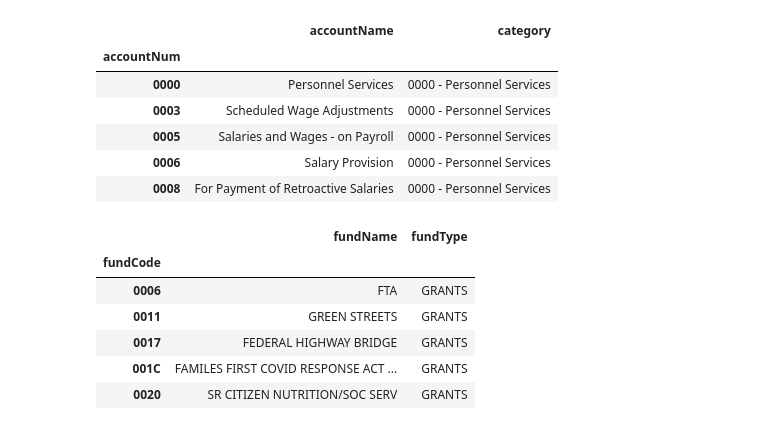
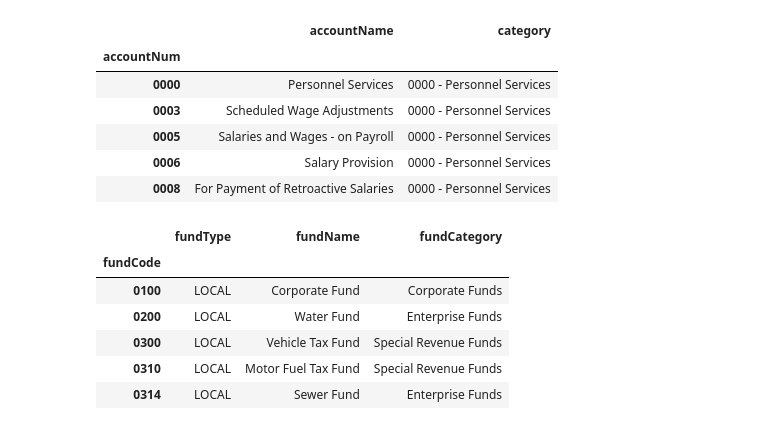
Before and after one commit to RamarkoB/ChiBudget, a Jupyter notebook: python/notebooks/ordinanceTest.ipynb, the cells around one changed output. Saved outputs shown, nothing was run; the diff lists cells and outputs as text; code cells hidden in the pictures.

Commit message:
Added Fund Categories

```diff
--- a/python/notebooks/ordinanceTest.ipynb
+++ b/python/notebooks/ordinanceTest.ipynb
@@ -401,7 +418,6 @@ fundsCodes = [
     "GA00 - Coronavirus Local Fiscal Recovery Fund",
 ]
 # %%
-
 ## helper consts
 years = list(range(2011, 2027))
 
@@ -459,6 +475,14 @@ def makeSeries(ls, columns, titleCase=False):
         series = series.apply(cleanTitle)
     return series
 
+def getSeriesCategories(categories, columns):
+    matches = []
+    for key, value in categories.items():
+        for code in value:
+            matches.append([code, key])
+
+    return makeSeries(matches, columns)
+
 def splitSeries(ls, columns, titleCase=False):
     return makeSeries(list(map(lambda x: x.split(" - ", 1), ls)), columns, titleCase)
 
@@ -563,34 +582,42 @@ accountsDF.head()
 | 0006 | Salary Provision | 0000 - Personnel Services |
 | 0008 | For Payment of Retroactive Salaries | 0000 - Personnel Services |
 # %%
+fundCategorySeries = getSeriesCategories(fundCategories, ["fundCode", "fundCategory"])
 fundsDF = (
     df[["fundType", "fundCode"]]
     .value_counts()
     .to_frame()
     .drop(["count"], axis=1)
     .reset_index()
     .sort_values(by=["fundCode"])
     .set_index("fundCode")
 )
 fundsDF["fundName"] = splitSeries(fundsCodes, ["fundNum", "fundName"])
 fundsDF["fundName"] = fundsDF.apply(
     lambda row: (
         df[df["fundCode"] == row.name].iloc[0]["fundDescription"]
         if pd.isna(row["fundName"])
         else row["fundName"]
     ),
     axis=1,
 )
-fundsDF = fundsDF[["fundName", "fundType"]]
-fundsDF.head()
+fundsDF["fundCategory"] = fundsDF.apply(
+    lambda row: (
+        fundCategorySeries.loc[row.name]
+        if row["fundType"] == "LOCAL"
+        else "Grant Funds"
+    ),
+    axis=1,
+)
+fundsDF[fundsDF["fundType"] == "LOCAL"].head()
 # %% [output]
-|  | fundName | fundType |
-| fundCode |  |  |
-| 0006 | FTA | GRANTS |
-| 0011 | GREEN STREETS | GRANTS |
-| 0017 | FEDERAL HIGHWAY BRIDGE | GRANTS |
-| 001C | FAMILES FIRST COVID RESPONSE ACT ... | GRANTS |
-| 0020 | SR CITIZEN NUTRITION/SOC SERV | GRANTS |
+|  | fundType | fundName | fundCategory |
+| fundCode |  |  |  |
+| 0100 | LOCAL | Corporate Fund | Corporate Funds |
+| 0200 | LOCAL | Water Fund | Enterprise Funds |
+| 0300 | LOCAL | Vehicle Tax Fund | Special Revenue Funds |
+| 0310 | LOCAL | Motor Fuel Tax Fund | Special Revenue Funds |
+| 0314 | LOCAL | Sewer Fund | Enterprise Funds |
 # %%
 df[df["deptNum"] == "38"][
   ["department_description", "year"]
```
Also changed, not shown: parts of 5 cells of this notebook, 4 other files.
